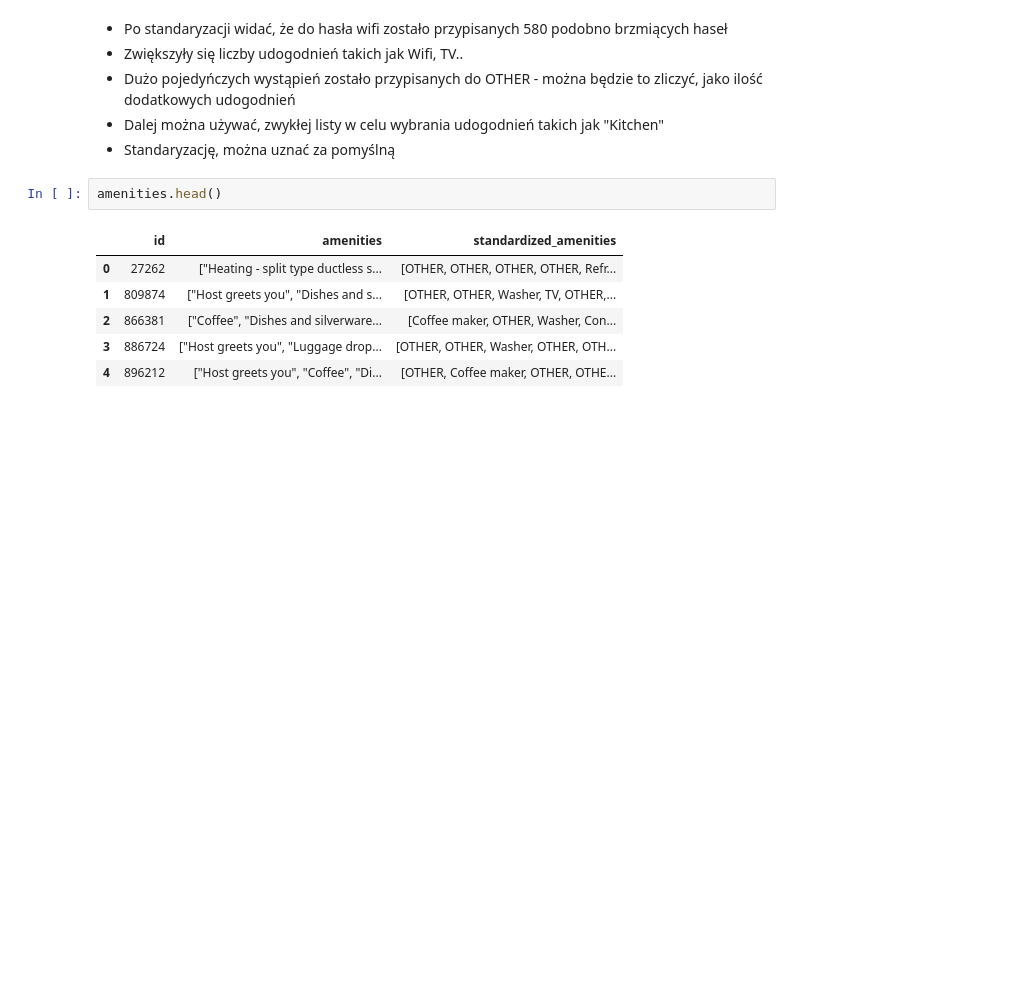
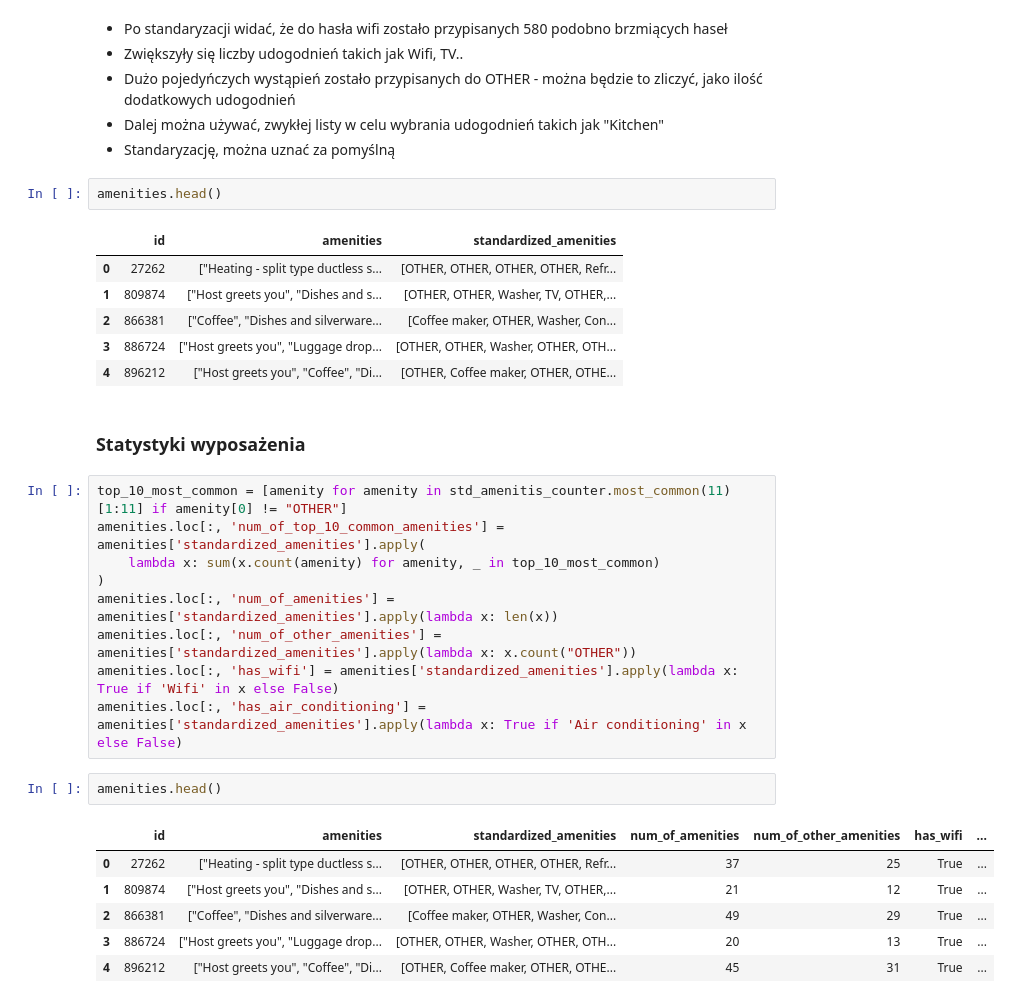
Before and after one commit to psiku/IUM-long-stay-insights, a Jupyter notebook: notebooks/amenities_processing.ipynb, the cells around one changed output. Saved outputs shown, nothing was run; the diff lists cells and outputs as text; blank space fills up the shorter version.

```diff
--- a/notebooks/amenities_processing.ipynb
+++ b/notebooks/amenities_processing.ipynb
@@ -330,3 +339,23 @@ amenities.head()
 | 2 | 866381 | ["Coffee", "Dishes and silverware... | [Coffee maker, OTHER, Washer, Con... |
 | 3 | 886724 | ["Host greets you", "Luggage drop... | [OTHER, OTHER, Washer, OTHER, OTH... |
 | 4 | 896212 | ["Host greets you", "Coffee", "Di... | [OTHER, Coffee maker, OTHER, OTHE... |
+# %% [markdown]
+### Statystyki wyposażenia
+# %%
+top_10_most_common = [amenity for amenity in std_amenitis_counter.most_common(11)[1:11] if amenity[0] != "OTHER"]
+amenities.loc[:, 'num_of_top_10_common_amenities'] = amenities['standardized_amenities'].apply(
+    lambda x: sum(x.count(amenity) for amenity, _ in top_10_most_common)
+)
+amenities.loc[:, 'num_of_amenities'] = amenities['standardized_amenities'].apply(lambda x: len(x))
+amenities.loc[:, 'num_of_other_amenities'] = amenities['standardized_amenities'].apply(lambda x: x.count("OTHER"))
+amenities.loc[:, 'has_wifi'] = amenities['standardized_amenities'].apply(lambda x: True if 'Wifi' in x else False)
+amenities.loc[:, 'has_air_conditioning'] = amenities['standardized_amenities'].apply(lambda x: True if 'Air conditioning' in x else False)
+# %%
+amenities.head()
+# %% [output]
+|  | id | amenities | standardized_amenities | num_of_amenities | num_of_other_amenities | has_wifi | ... |
+| 0 | 27262 | ["Heating - split type ductless s... | [OTHER, OTHER, OTHER, OTHER, Refr... | 37 | 25 | True | ... |
+| 1 | 809874 | ["Host greets you", "Dishes and s... | [OTHER, OTHER, Washer, TV, OTHER,... | 21 | 12 | True | ... |
+| 2 | 866381 | ["Coffee", "Dishes and silverware... | [Coffee maker, OTHER, Washer, Con... | 49 | 29 | True | ... |
+| 3 | 886724 | ["Host greets you", "Luggage drop... | [OTHER, OTHER, Washer, OTHER, OTH... | 20 | 13 | True | ... |
+| 4 | 896212 | ["Host greets you", "Coffee", "Di... | [OTHER, Coffee maker, OTHER, OTHE... | 45 | 31 | True | ... |
```
Also changed, not shown: parts of 10 cells of this notebook, 3 other files.
